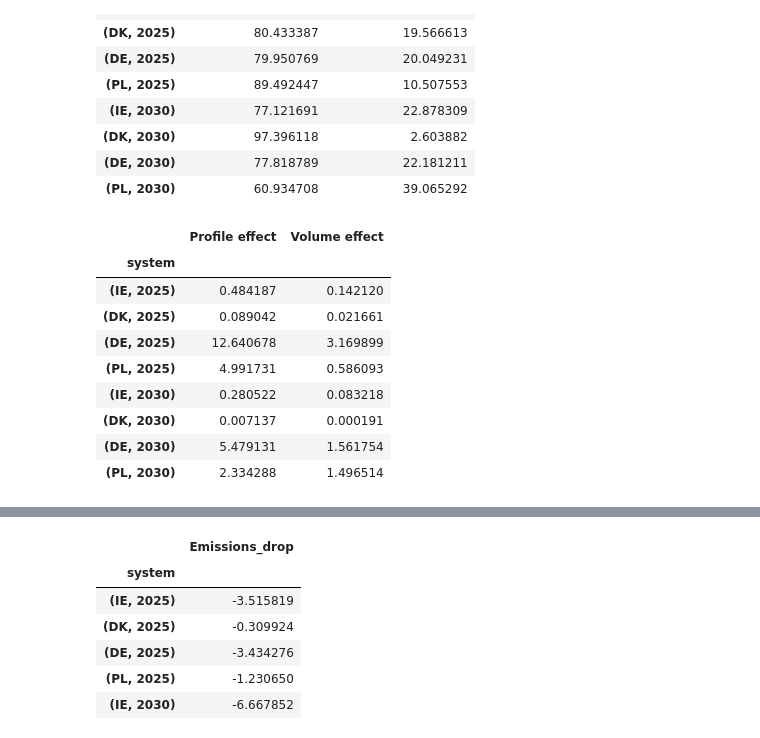
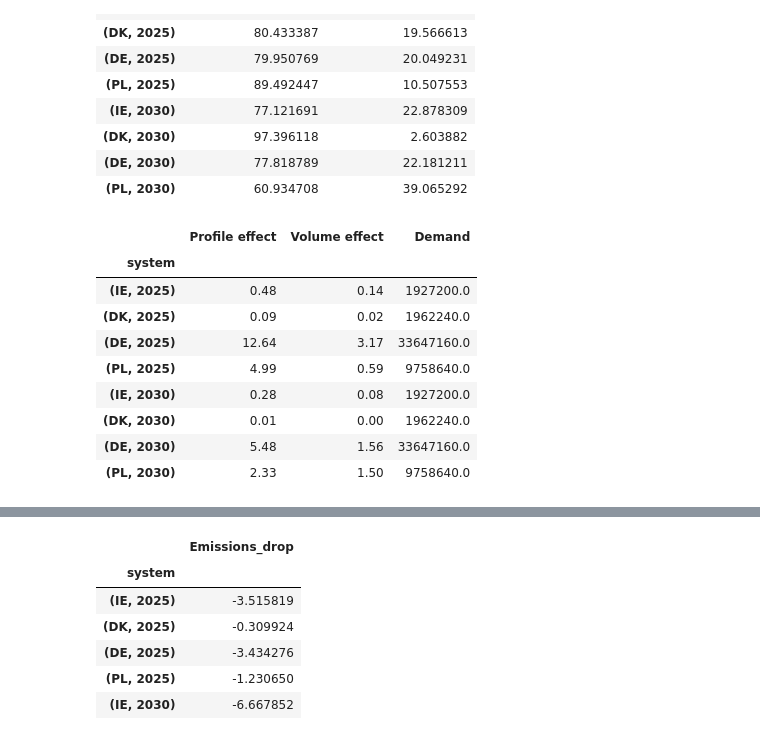
Before and after one commit to Irieo/247-procurement-paper, a Jupyter notebook: scripts/plot_ceffects.ipynb, the cells around one changed output, grey strips where cells are left out. Cells and saved outputs as stored; diff of their text form; code cells hidden in the pictures.

Commit message:
scripts: add notebook for isolating profile & volume

```diff
--- a/scripts/plot_ceffects.ipynb
+++ b/scripts/plot_ceffects.ipynb
@@ -17,6 +17,7 @@ desired_palette = 'p1'
 def carbon_drop(scenario):
     base_path = f'../results/paper{scenario}/csvs'
     aggregated_df = pd.DataFrame()
+    ci_demand_total_df = pd.DataFrame()  # hold 'ci_demand_total' data
 
     # Loop through the directory structure
     for root, dirs, files in os.walk(base_path):
@@ -31,6 +32,16 @@ def carbon_drop(scenario):
                 file_path = os.path.join(root, 'summary.csv')
                 df = pd.read_csv(file_path, index_col=0)
 
+                # store demand data for normalization
+                ci_demand_total_data = df.loc['ci_demand_total']  # Get the 'ci_demand_total' row
+                ci_demand_total_data.name = (zone, year)
+
+                if ci_demand_total_df.empty:
+                    ci_demand_total_df = pd.DataFrame(columns=ci_demand_total_data.index, dtype=float)
+
+                ci_demand_total_df = pd.concat([ci_demand_total_df, ci_demand_total_data.to_frame().T], ignore_index=False)
+
+                #store zone emissions data
                 emissions_zone_data = df.loc['emissions_zone']
                 emissions_zone_data.name = (zone, year)
 
@@ -46,5 +57,8 @@ def carbon_drop(scenario):
     aggregated_df[f'diff{scenario}'] = aggregated_df['ref'] - aggregated_df['cfe100']
     aggregated_df.rename(columns={'cfe100': f'cfe100{scenario}'}, inplace=True)
 
+    # Add CI demand into aggregated_df | 'ref' scen is arbitrary since they are same
+    aggregated_df['ci_demand'] = ci_demand_total_df['ref']
+
     return aggregated_df
 # %% [markdown]
@@ -103,7 +119,8 @@ rename_scen = {
     'cfe100':'100% 24/7 CFE',
     'diff': 'Emissions reduction total',
     'cfe100-noexcess': '100% 24/7 CFE w/o excess',
-    'diff-noexcess': 'Profile effect'
+    'diff-noexcess': 'Profile effect',
+    'ci_demand': "ci demand"
         }
 
 data.rename(columns=rename_scen, inplace=True)
@@ -154,16 +175,17 @@ fractions
 # %%
 abs = pd.DataFrame()
 abs['Profile effect'] = data['Profile effect']
 abs['Volume effect'] = data['Volume effect']
-abs
+abs['Demand'] = data['ci demand']
+abs.round(2)
 # %% [output]
-|  | Profile effect | Volume effect |
-| system |  |  |
-| (IE, 2025) | 0.484187 | 0.142120 |
-| (DK, 2025) | 0.089042 | 0.021661 |
-| (DE, 2025) | 12.640678 | 3.169899 |
-| (PL, 2025) | 4.991731 | 0.586093 |
-| (IE, 2030) | 0.280522 | 0.083218 |
-| (DK, 2030) | 0.007137 | 0.000191 |
-| (DE, 2030) | 5.479131 | 1.561754 |
-| (PL, 2030) | 2.334288 | 1.496514 |
+|  | Profile effect | Volume effect | Demand |
+| system |  |  |  |
+| (IE, 2025) | 0.48 | 0.14 | 1927200.0 |
+| (DK, 2025) | 0.09 | 0.02 | 1962240.0 |
+| (DE, 2025) | 12.64 | 3.17 | 33647160.0 |
+| (PL, 2025) | 4.99 | 0.59 | 9758640.0 |
+| (IE, 2030) | 0.28 | 0.08 | 1927200.0 |
+| (DK, 2030) | 0.01 | 0.00 | 1962240.0 |
+| (DE, 2030) | 5.48 | 1.56 | 33647160.0 |
+| (PL, 2030) | 2.33 | 1.50 | 9758640.0 |
```
Also changed, not shown: parts of 22 cells of this notebook.
